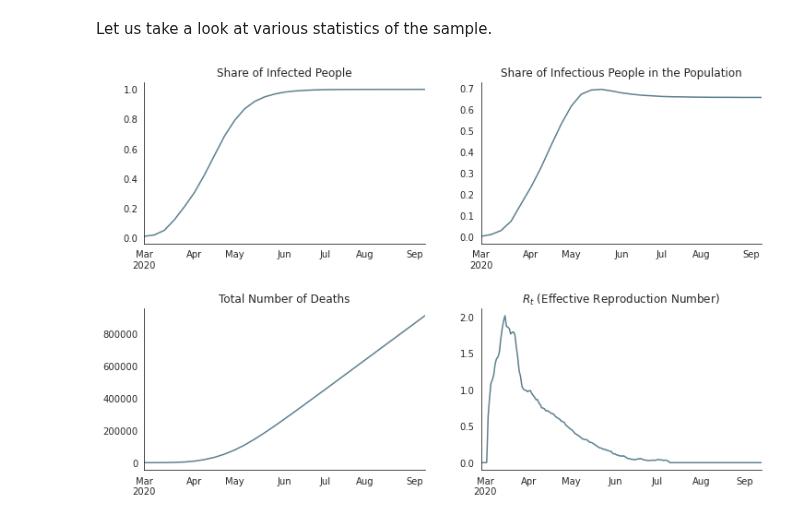
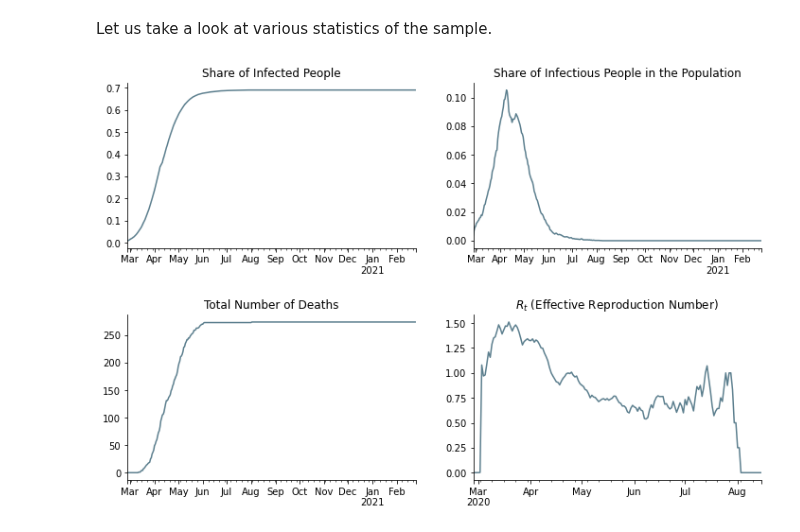
Before and after one commit to covid-19-impact-lab/sid, a Jupyter notebook: docs/source/tutorials/how_to_simulate.ipynb, the cells around one changed output. Cells and saved outputs as stored; diff of their text form; code cells hidden in the pictures.

Commit message:
Improve covid progression parameters and add tests (#26)

```diff
--- a/docs/source/tutorials/how_to_simulate.ipynb
+++ b/docs/source/tutorials/how_to_simulate.ipynb
@@ -114,7 +114,9 @@ Lastly, we load some parameters that specify how Covid-19 progresses. This inclu
 
 `cd_` stands for countdown. When a countdown is -1 the event never happens. So for example, 25% of infected people will never develop symptoms and the rest will develop symptoms 3 days after they start being infectious.
 # %%
-disease_params = pd.read_csv("../../../src/sid/covid_epi_params.csv", index_col=index_cols)
+disease_params = pd.read_csv(
+    "../../../src/sid/covid_epi_params.csv", index_col=index_cols
+)
 disease_params.head(6).round(2)
 # %% [output]
 |  |  |  | value |
@@ -167,14 +169,15 @@ initial_infections.loc[infected_individuals] = True
 # %% [markdown]
 We are going to simulate this population for 200 periods.
 # %%
-df = simulate(
+run_simulation = get_simulate_func(
     initial_states=initial_states,
     contact_models=contact_models,
     params=params,
     contact_policies=contact_policies,
     initial_infections=initial_infections,
-    duration={"start": "2020-02-27", "periods": 200},
+    duration={"start": "2020-02-27", "periods": 365},
     seed=0,
 )
+df = run_simulation(params=params)
 df.head(5)
 # %% [output]
@@ -193,28 +197,28 @@ Let us take a look at various statistics of the sample.
 # %%
 fig, axs = plt.subplots(2, 2, figsize=(12, 8))
 fig.subplots_adjust(bottom=0.15, wspace=0.2, hspace=0.4)
 
 axs = axs.flatten()
 
-df.resample("W", on="date")["ever_infected"].mean().plot(ax=axs[0], color="#5c7f8e")
-df.resample("W", on="date")["infectious"].mean().plot(ax=axs[1], color="#5c7f8e")
-df.resample("W", on="date")["dead"].sum().cumsum().plot(ax=axs[2], color="#5c7f8e")
+df.resample("D", on="date")["ever_infected"].mean().plot(ax=axs[0], color="#5c7f8e")
+df.resample("D", on="date")["infectious"].mean().plot(ax=axs[1], color="#5c7f8e")
+df.resample("D", on="date")["dead"].sum().plot(ax=axs[2], color="#5c7f8e")
 infectious_last_seven_days = df.cd_infectious_false.between(-7, 0)
 df.loc[infectious_last_seven_days].resample("D", on="date")[
     "n_has_infected"
 ].mean().plot(ax=axs[3], color="#5c7f8e")
 
 for ax in axs:
     ax.set_xlabel("")
-    ax.spines['right'].set_visible(False)
-    ax.spines['top'].set_visible(False)
+    ax.spines["right"].set_visible(False)
+    ax.spines["top"].set_visible(False)
 
 axs[0].set_title("Share of Infected People")
 axs[1].set_title("Share of Infectious People in the Population")
 axs[2].set_title("Total Number of Deaths")
 axs[3].set_title("$R_t$ (Effective Reproduction Number)")
 
 plt
 plt.show()
 # %% [output]
-[figure, old version]
+[figure, new version]
```
Also changed, not shown: parts of 6 cells of this notebook, 36 other files.
